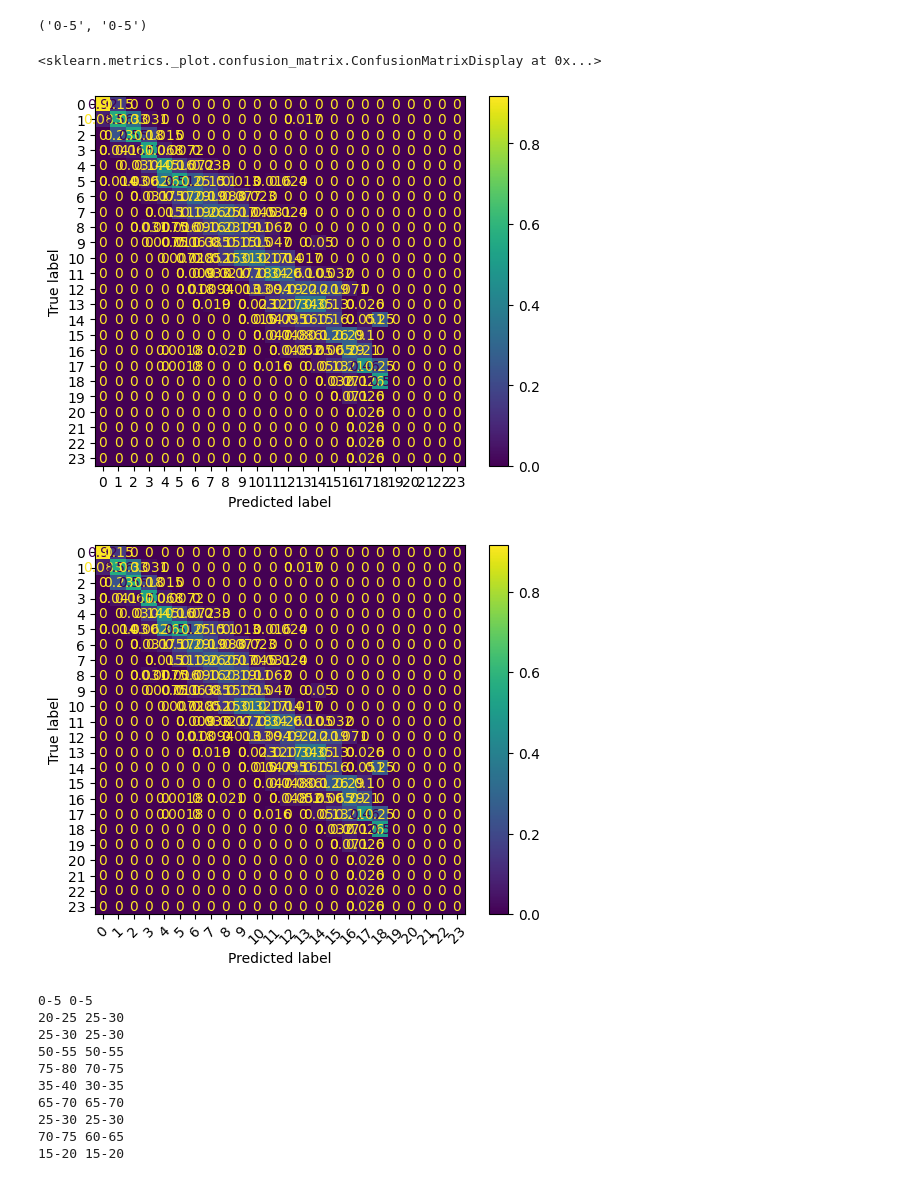
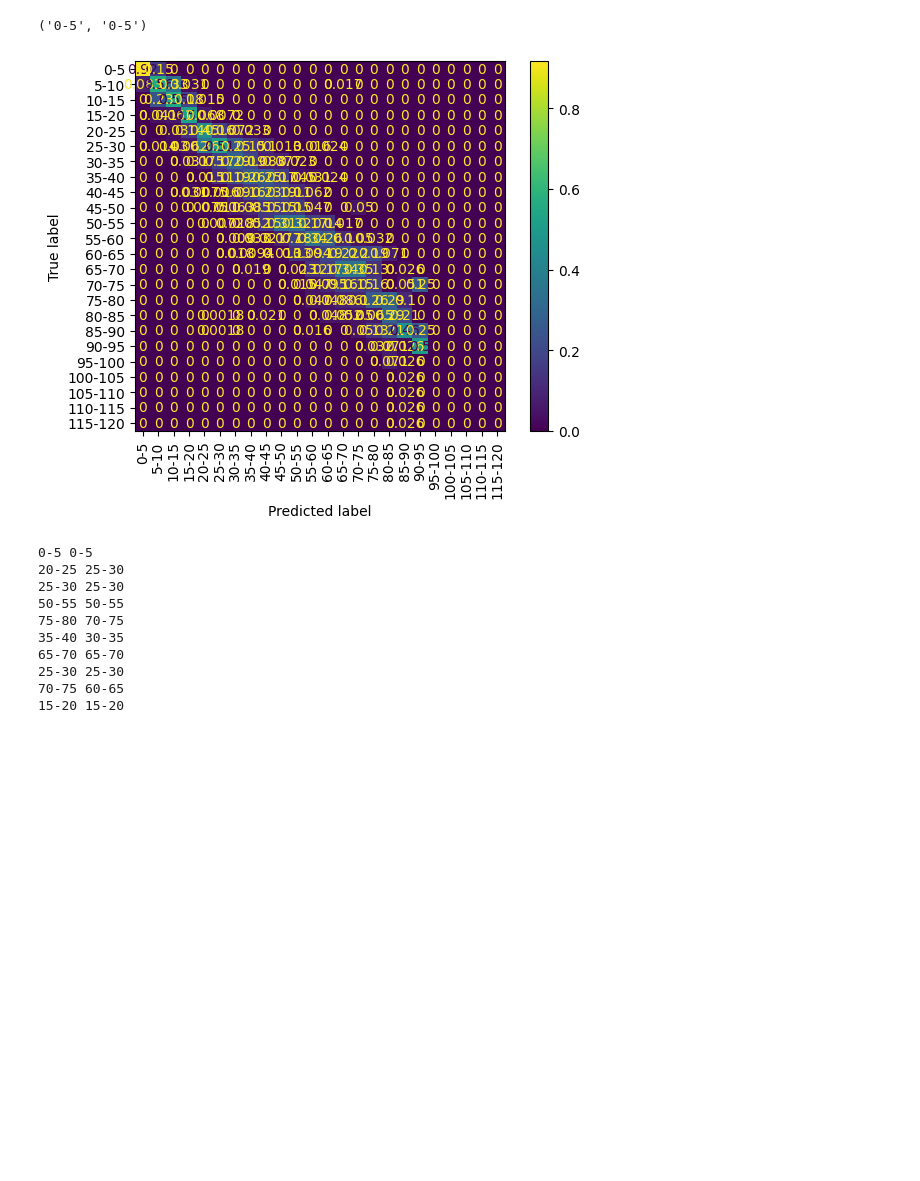
Before and after one commit to hastingslab-org/hastingslab-org.github.io, a Jupyter notebook: training/image-faceage/FineTuneViT-AgePrediction.ipynb, the cells around one changed output. Drawn from its saved outputs; the diff is of its cells as text; code cells hidden in the pictures; blank space fills up the shorter version.

```diff
--- a/training/image-faceage/FineTuneViT-AgePrediction.ipynb
+++ b/training/image-faceage/FineTuneViT-AgePrediction.ipynb
@@ -252,14 +252,12 @@ used_labels = [f for (i,f) in enumerate(trainds.features['label'].names) if i in
 # %%
 #labels = itos[]#trainds.features['label'].names
 #cm = confusion_matrix(y_true, y_pred)
 #disp = ConfusionMatrixDisplay(confusion_matrix=cm, display_labels=used_labels,normalize='true')
-disp = ConfusionMatrixDisplay.from_predictions(y_true,y_pred,normalize='pred')
-disp.plot(xticks_rotation=45)
+disp = ConfusionMatrixDisplay.from_predictions(y_true,y_pred,normalize='pred',display_labels=used_labels,xticks_rotation='vertical' )
+#disp.plot(xticks_rotation=45)
 #disp.plot()
 # %% [output]
-<sklearn.metrics._plot.confusion_matrix.ConfusionMatrixDisplay at 0x...>
-[figure, old version]
+[figure, new version]
-[figure, removed]
 # %%
 for i in range(10):
     print(itos[np.argmax(outputs.predictions[i])], itos[outputs.label_ids[i]])
```
Also changed, not shown: parts of 1 cell of this notebook.
